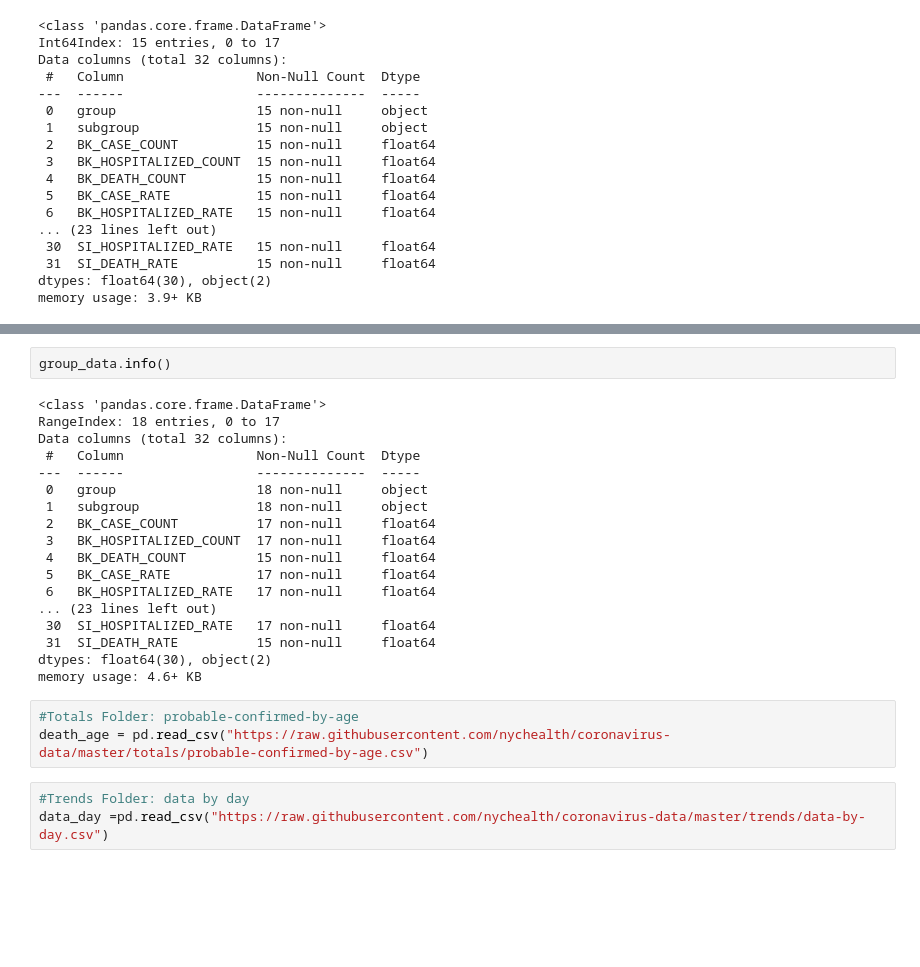
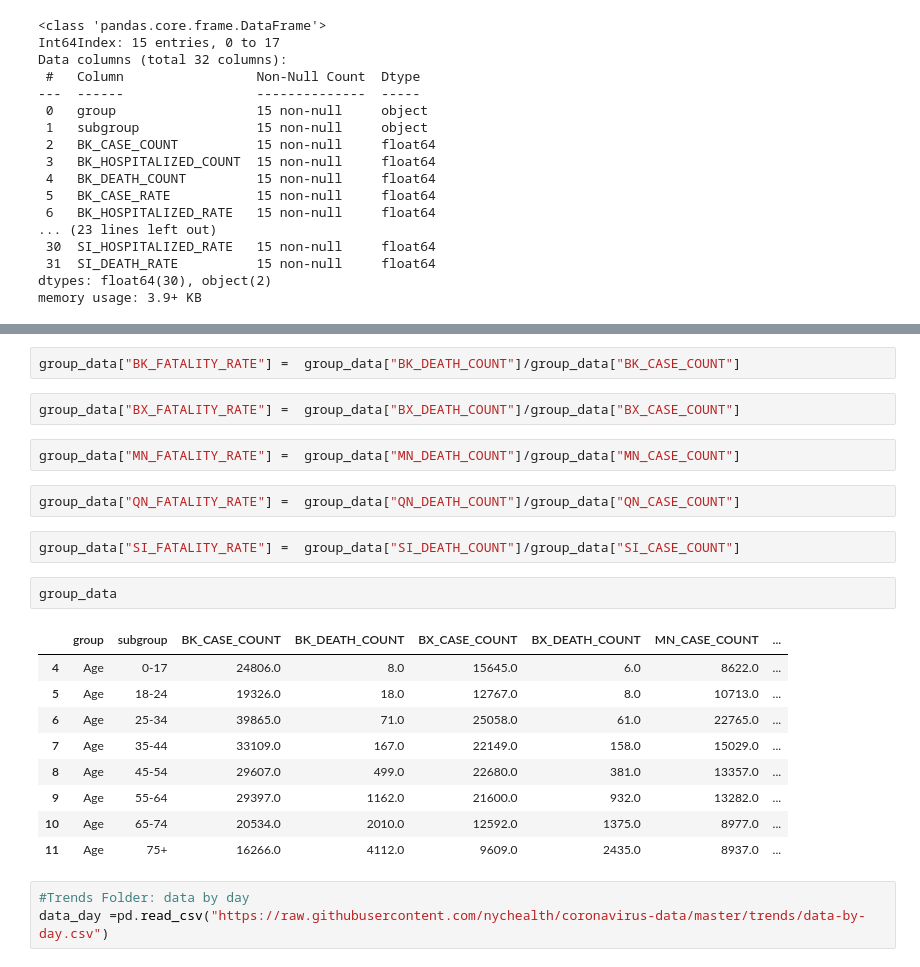
Before and after one commit to stanislava85/CovidReliefDashboard, a Jupyter notebook: second_diagram.ipynb, the cells around one changed output, grey strips where cells are left out. Saved outputs shown, nothing was run; the diff lists cells and outputs as text; blank space fills up the shorter version.

Commit message:
data cleaning try one

```diff
--- a/second_diagram.ipynb
+++ b/second_diagram.ipynb
@@ -100,26 +103,25 @@ totals_age
+# %%
+group_data["BK_FATALITY_RATE"] =  group_data["BK_DEATH_COUNT"]/group_data["BK_CASE_COUNT"]
+# %%
+group_data["BX_FATALITY_RATE"] =  group_data["BX_DEATH_COUNT"]/group_data["BX_CASE_COUNT"]
+# %%
+group_data["MN_FATALITY_RATE"] =  group_data["MN_DEATH_COUNT"]/group_data["MN_CASE_COUNT"]
+# %%
+group_data["QN_FATALITY_RATE"] =  group_data["QN_DEATH_COUNT"]/group_data["QN_CASE_COUNT"]
+# %%
+group_data["SI_FATALITY_RATE"] =  group_data["SI_DEATH_COUNT"]/group_data["SI_CASE_COUNT"]
 # %%
-group_data.info()
+group_data
 # %% [output]
-<class 'pandas.core.frame.DataFrame'>
-RangeIndex: 18 entries, 0 to 17
-Data columns (total 32 columns):
- #   Column                 Non-Null Count  Dtype
----  ------                 --------------  -----
- 0   group                  18 non-null     object
- 1   subgroup               18 non-null     object
- 2   BK_CASE_COUNT          17 non-null     float64
- 3   BK_HOSPITALIZED_COUNT  17 non-null     float64
- 4   BK_DEATH_COUNT         15 non-null     float64
- 5   BK_CASE_RATE           17 non-null     float64
- 6   BK_HOSPITALIZED_RATE   17 non-null     float64
-... (23 lines left out)
- 30  SI_HOSPITALIZED_RATE   17 non-null     float64
- 31  SI_DEATH_RATE          15 non-null     float64
-dtypes: float64(30), object(2)
-memory usage: 4.6+ KB
+|  | group | subgroup | BK_CASE_COUNT | BK_DEATH_COUNT | BX_CASE_COUNT | BX_DEATH_COUNT | MN_CASE_COUNT | ... |
+| 4 | Age | 0-17 | 24806.0 | 8.0 | 15645.0 | 6.0 | 8622.0 | ... |
+| 5 | Age | 18-24 | 19326.0 | 18.0 | 12767.0 | 8.0 | 10713.0 | ... |
+| 6 | Age | 25-34 | 39865.0 | 71.0 | 25058.0 | 61.0 | 22765.0 | ... |
+| 7 | Age | 35-44 | 33109.0 | 167.0 | 22149.0 | 158.0 | 15029.0 | ... |
+| 8 | Age | 45-54 | 29607.0 | 499.0 | 22680.0 | 381.0 | 13357.0 | ... |
+| 9 | Age | 55-64 | 29397.0 | 1162.0 | 21600.0 | 932.0 | 13282.0 | ... |
+| 10 | Age | 65-74 | 20534.0 | 2010.0 | 12592.0 | 1375.0 | 8977.0 | ... |
+| 11 | Age | 75+ | 16266.0 | 4112.0 | 9609.0 | 2435.0 | 8937.0 | ... |
-# %%
-#Totals Folder: probable-confirmed-by-age
-death_age = pd.read_csv("https://raw.githubusercontent.com/nychealth/coronavirus-data/master/totals/probable-confirmed-by-age.csv")
 # %%
 #Trends Folder: data by day
 data_day =pd.read_csv("https://raw.githubusercontent.com/nychealth/coronavirus-data/master/trends/data-by-day.csv")
```
Also changed, not shown: parts of 10 cells of this notebook.
